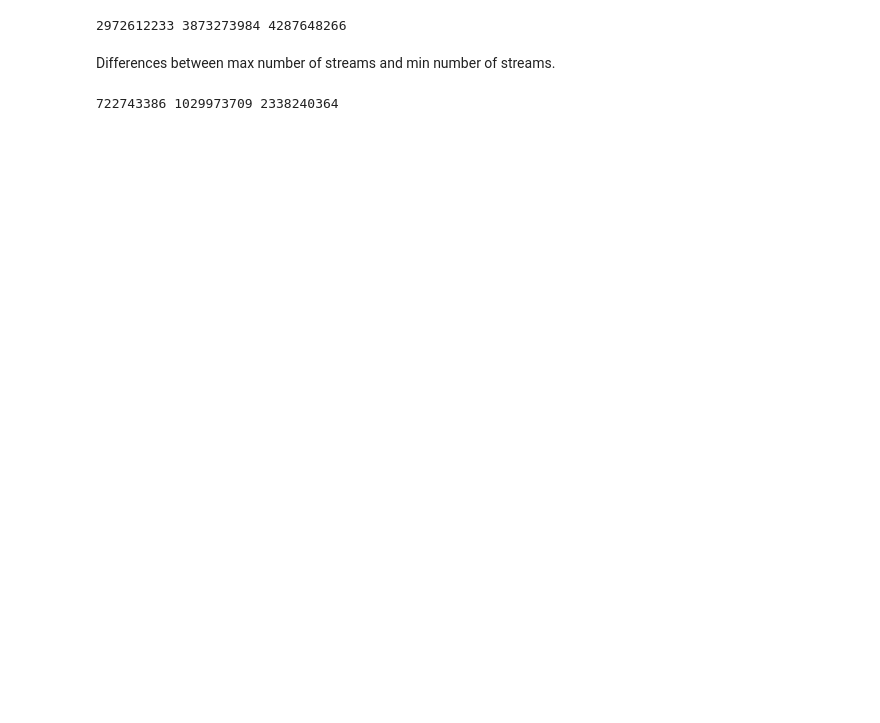
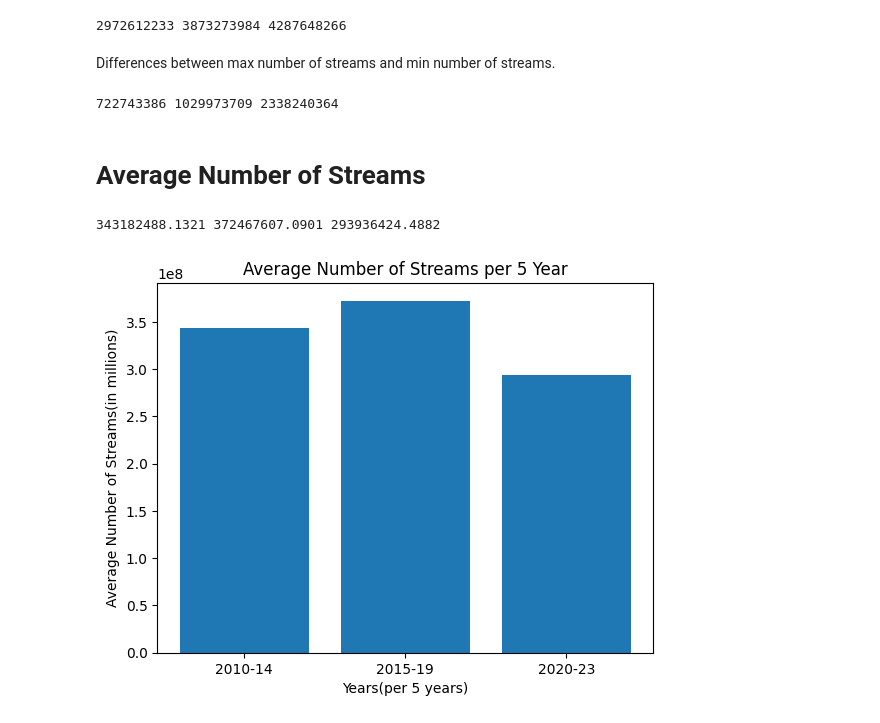
Before and after one commit to JTenaSan/CS3120_EDA_Jesus-Tena, a Jupyter notebook: Spotify_EDA_Jesus_Tena.ipynb, the cells around one changed output. Cells and saved outputs as stored; diff of their text form; code cells hidden in the pictures; blank space fills up the shorter version.

Commit message:
Added Avg, Streams for every 5 years

```diff
--- a/Spotify_EDA_Jesus_Tena.ipynb
+++ b/Spotify_EDA_Jesus_Tena.ipynb
@@ -140,3 +136,25 @@ dif_max_tenth_2020_2023 = year_2020_2023['Streams'].max() - tenth_largest_value_
 print(dif_max_tenth_2010_2014, dif_max_tenth_2015_2019, dif_max_tenth_2020_2023)
 # %% [output]
 722743386 1029973709 2338240364
+# %% [markdown]
+# Average Number of Streams
+# %%
+mean_2010_2014 = year_2010_2014['Streams'].mean()
+mean_2010_2014 = round(mean_2010_2014, 4)
+mean_2015_2019 = year_2015_2019['Streams'].mean()
+mean_2015_2019 = round(mean_2015_2019, 4)
+mean_2020_2023 = year_2020_2023['Streams'].mean()
+mean_2020_2023 = round(mean_2020_2023, 4)
+print(mean_2010_2014, mean_2015_2019, mean_2020_2023)
+# %% [output]
+343182488.1321 372467607.0901 293936424.4882
+# %%
+total_means = [mean_2010_2014, mean_2015_2019, mean_2020_2023]
+categories = ['2010-14', '2015-19', '2020-23']
+plt.bar(categories, total_means)
+plt.xlabel('Years(per 5 years)')
+plt.ylabel('Average Number of Streams(in millions)')
+plt.title('Average Number of Streams per 5 Year')
+plt.show()
+# %% [output]
+[figure, added]
```
Also changed, not shown: parts of 4 cells of this notebook.
